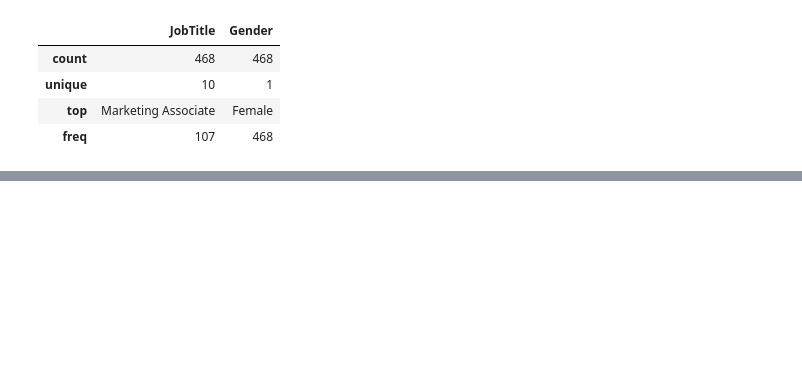
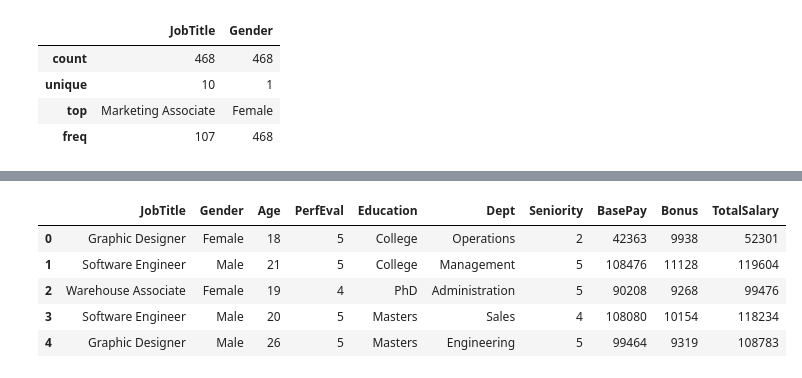
Before and after one commit to Jkhattak/GlassdoreGenderPayGap, a Jupyter notebook: main.ipynb, the cells around one changed output, grey strips where cells are left out. Cells and saved outputs as stored; diff of their text form; code cells hidden in the pictures; blank space fills up the shorter version.

```diff
--- a/main.ipynb
+++ b/main.ipynb
@@ -141,0 +223,11 @@ plt.show()
+# %%
+df['TotalSalary'] = df['BasePay'] + df['Bonus'] #created a new column that adds both bonuses and total salary
+# %%
+df.head()
+# %% [output]
+|  | JobTitle | Gender | Age | PerfEval | Education | Dept | Seniority | BasePay | Bonus | TotalSalary |
+| 0 | Graphic Designer | Female | 18 | 5 | College | Operations | 2 | 42363 | 9938 | 52301 |
+| 1 | Software Engineer | Male | 21 | 5 | College | Management | 5 | 108476 | 11128 | 119604 |
+| 2 | Warehouse Associate | Female | 19 | 4 | PhD | Administration | 5 | 90208 | 9268 | 99476 |
+| 3 | Software Engineer | Male | 20 | 5 | Masters | Sales | 4 | 108080 | 10154 | 118234 |
+| 4 | Graphic Designer | Male | 26 | 5 | Masters | Engineering | 5 | 99464 | 9319 | 108783 |
```
Also changed, not shown: parts of 13 cells of this notebook.
